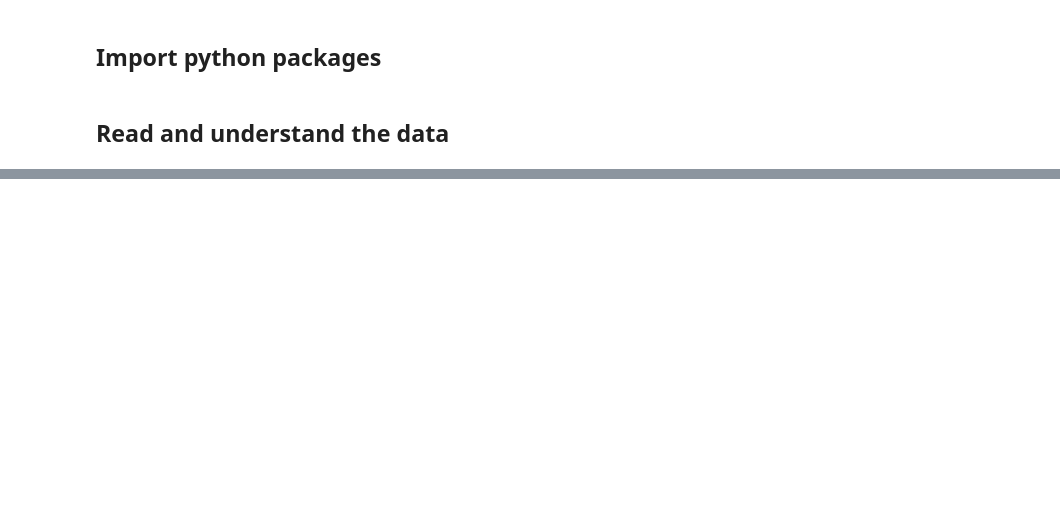
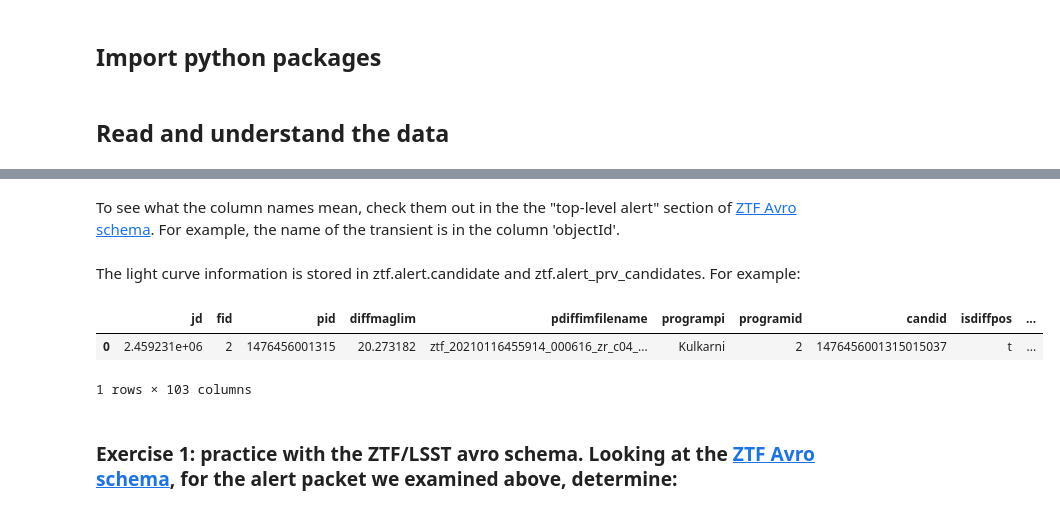
Before and after one commit to annayqho/LSST_summer_school_2025_Flatiron, a Jupyter notebook: Fast_Transients_Ho.ipynb, the cells around one changed output, grey strips where cells are left out. Saved outputs shown, nothing was run; the diff lists cells and outputs as text; code cells hidden in the pictures; blank space fills up the shorter version.

Commit message:
add exercises

```diff
--- a/Fast_Transients_Ho.ipynb
+++ b/Fast_Transients_Ho.ipynb
@@ -69,9 +70,0 @@ df_alerts = df_alerts.transpose()
-# %%
-# Open the file with the light curves
-lc_filename = "fast_transient_lc.json"
-
-# Opening JSON file
-f = open(lc_filename)
-
-# returns JSON object as a dictionary
-lc_dict = json.load(f)
@@ -378,0 +73,13 @@ Follow-up observations of ZTF21aagwbjr, prompted by the optical fast transient d
+# %%
+# Let's count packets
+DATA_DIR = '20210116_subset/20210116'
+DATA_DIR_TEST = '20210116_subset/20210116_afterglow'
+
+def find_files(root_dir):
+    for dir_name, subdir_list, file_list in os.walk(root_dir, followlinks=True):
+        for fname in file_list:
+            if fname.endswith('.avro'):
+                yield dir_name+'/'+fname
+
+files = list(find_files(DATA_DIR))
+print('{} has {} avro files'.format(DATA_DIR, len(files)))
@@ -378,0 +88,13 @@ Follow-up observations of ZTF21aagwbjr, prompted by the optical fast transient d
+# %%
+# Functions we need to read in the alert packets as dictionaries
+def open_avro(fname):
+    with open(fname,'rb') as f:
+        freader = fastavro.reader(f)
+        # in principle there can be multiple packets per file
+        for packet in freader:
+            yield packet
+
+def generate_dictionaries(root_dir):
+    for fname in find_files(root_dir):
+        for packet in open_avro(fname):
+            yield packet
@@ -378,0 +103,4 @@ Follow-up observations of ZTF21aagwbjr, prompted by the optical fast transient d
+# %%
+packet_iter = open_avro(files[0])
+first_packet = next(packet_iter)
+pd.json_normalize(first_packet)
@@ -378,0 +111,14 @@ Follow-up observations of ZTF21aagwbjr, prompted by the optical fast transient d
+# %% [markdown]
+To see what the column names mean, check them out in the the "top-level alert" section of [ZTF Avro schema](https://zwickytransientfacility.github.io/ztf-avro-alert/schema.html). For example, the name of the transient is in the column 'objectId'.
+# %% [markdown]
+The light curve information is stored in ztf.alert.candidate and ztf.alert_prv_candidates. For example:
+# %%
+# Gives a single alert: columns include the jd, the magnitude, and
+# the uncertainty on the magnitude
+pd.json_normalize(first_packet['candidate'])
+# %% [output]
+|  | jd | fid | pid | diffmaglim | pdiffimfilename | programpi | programid | candid | isdiffpos | ... |
+| 0 | 2.459231e+06 | 2 | 1476456001315 | 20.273182 | ztf_20210116455914_000616_zr_c04_... | Kulkarni | 2 | 1476456001315015037 | t | ... |
+1 rows × 103 columns
+# %% [markdown]
+### Exercise 1: practice with the ZTF/LSST avro schema. Looking at the [ZTF Avro schema](https://zwickytransientfacility.github.io/ztf-avro-alert/schema.html), for the alert packet we examined above, determine:
```
Also changed, not shown: parts of 95 cells of this notebook.
